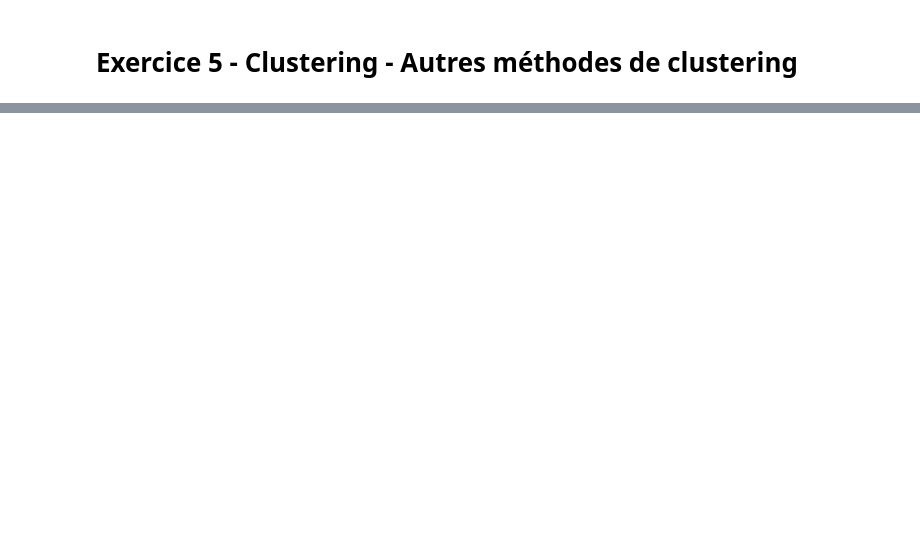
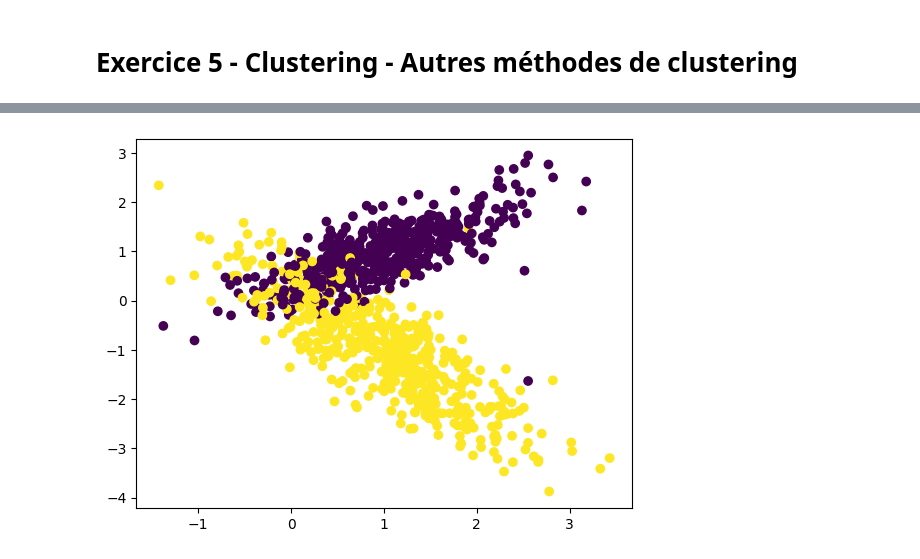
Before and after one commit to Angel0503/DataViz, a Jupyter notebook: TD/ApprentissageNonSupervise/TD1.ipynb, the cells around one changed output, grey strips where cells are left out. Cells and saved outputs as stored; diff of their text form; code cells hidden in the pictures; blank space fills up the shorter version.

```diff
--- a/TD/ApprentissageNonSupervise/TD1.ipynb
+++ b/TD/ApprentissageNonSupervise/TD1.ipynb
@@ -149,4 +132,4 @@ distorsions = get_distorsion_plot(df, 20)
 # %%
 from sklearn.datasets import make_classification
 
-X, y = make_classification(n_samples=1000, n_features=3, n_classes=2, n_clusters_per_class=1, n_redundant=0)
+X, y = make_classification(n_samples=1000, n_features=2, n_classes=2, n_clusters_per_class=1, n_redundant=0, n_informative=2, n_repeated=0, random_state=1)
@@ -179,0 +136,4 @@ get_distorsion_plot(X, 20)
+# %%
+scatter = plt.scatter(X[:, 0], X[:, 1], c=y)
+# %% [output]
+[figure, added]
```
Also changed, not shown: parts of 11 cells of this notebook.
